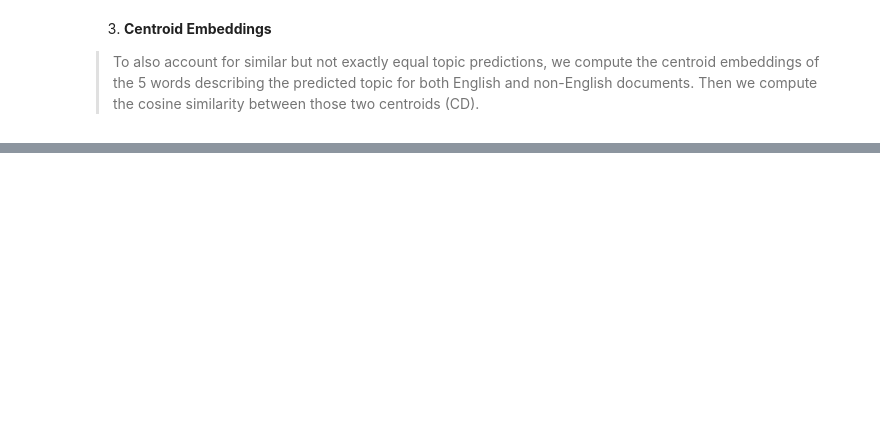
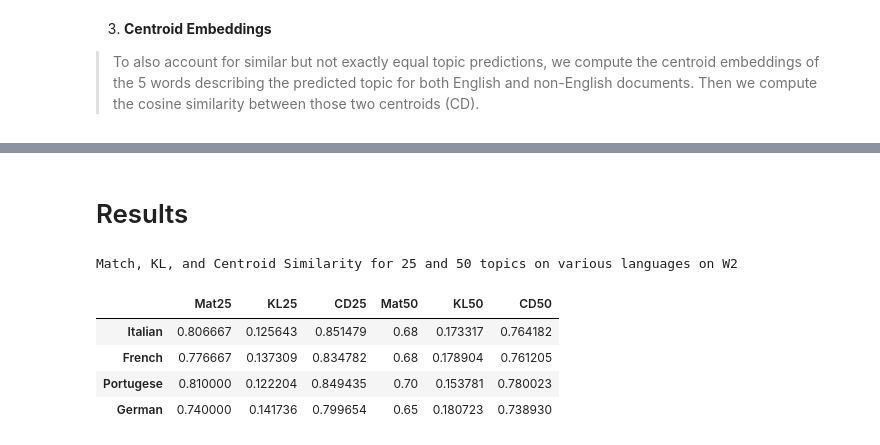
Before and after one commit to DivyaRustagi10/indicCTM-Foundations, a Jupyter notebook: ZeroshotTM_Parent_Paper_Implementation.ipynb, the cells around one changed output, grey strips where cells are left out. Cells and saved outputs as stored; diff of their text form; code cells hidden in the pictures; blank space fills up the shorter version.

```diff
--- a/ZeroshotTM_Parent_Paper_Implementation.ipynb
+++ b/ZeroshotTM_Parent_Paper_Implementation.ipynb
@@ -485,8 +586,10 @@ en_fr_kl = KLDivergence(topics_25[4], topics_25[1])
 en_pt_kl = KLDivergence(topics_25[4], topics_25[2])
 en_de_kl = KLDivergence(topics_25[4], topics_25[3])
 
-kl_divergence_25 = [en_it_kl.score(), en_fr_kl.score(),
-           en_de_kl.score(), en_pt_kl.score()]
+kl_divergence_25 = {'Italian' : en_it_kl.score(),
+                    'French' : en_fr_kl.score(),
+                    'Portugese': en_pt_kl.score(),
+                    'German' : en_de_kl.score()}
 
 kl_divergence_25
 # %% [output]
@@ -501,7 +604,9 @@ en_fr_kl = KLDivergence(topics_50[4], topics_50[1])
 en_pt_kl = KLDivergence(topics_50[4], topics_50[2])
 en_de_kl = KLDivergence(topics_50[4], topics_50[3])
 
-kl_divergence_50 = [en_it_kl.score(), en_fr_kl.score(),
-           en_de_kl.score(), en_pt_kl.score()]
+kl_divergence_50 = {'Italian' : en_it_kl.score(),
+                    'French' : en_fr_kl.score(),
+                    'Portugese': en_pt_kl.score(),
+                    'German' : en_de_kl.score()}
 
 kl_divergence_50
@@ -529,7 +639,8 @@ class CD(CentroidDistance):
         return vec / np.linalg.norm(vec)
 # %%
 # Centroid Embeddings for 25 topics
-cd_25 = []
+cd_25 = {}
+langs = ['Italian', 'French', 'Portugese', 'German']
 
 for i in range(4):
   cd = CD(doc_distribution_original_language = topics_25[4],
@@ -537,6 +648,6 @@ for i in range(4):
           topics = z_ctm_25.get_topic_lists(25),
           topk = 5)
 
-  cd_25.append(cd.score())
+  cd_25[langs[i]] = cd.score()
 
 cd_25
@@ -547,6 +659,7 @@ with open("metrics.txt", 'wb') as F:
 # %%
 # Centroid Embeddings for 50 topics
-cd_50 = []
+cd_50 = {}
+langs = ['Italian', 'French', 'Portugese', 'German']
 
 for i in range(4):
   cd = CD(doc_distribution_original_language = topics_50[4],
@@ -554,7 +667,7 @@ for i in range(4):
           topics = z_ctm_50.get_topic_lists(25),
           topk = 5)
 
-  cd_50.append(cd.score())
+  cd_50[langs[i]] = cd.score()
   cd = 0
 
 cd_50
@@ -574,0 +720,13 @@ with open("metrics.txt", 'wb') as F:
+# %% [markdown]
+# Results
+# %%
+metrics = pd.DataFrame.from_dict(metrics, orient='columns')
+print("Match, KL, and Centroid Similarity for 25 and 50 topics on various languages on W2")
+metrics
+# %% [output]
+Match, KL, and Centroid Similarity for 25 and 50 topics on various languages on W2
+|  | Mat25 | KL25 | CD25 | Mat50 | KL50 | CD50 |
+| Italian | 0.806667 | 0.125643 | 0.851479 | 0.68 | 0.173317 | 0.764182 |
+| French | 0.776667 | 0.137309 | 0.834782 | 0.68 | 0.178904 | 0.761205 |
+| Portugese | 0.810000 | 0.122204 | 0.849435 | 0.70 | 0.153781 | 0.780023 |
+| German | 0.740000 | 0.141736 | 0.799654 | 0.65 | 0.180723 | 0.738930 |
```
Also changed, not shown: parts of 45 cells of this notebook.
